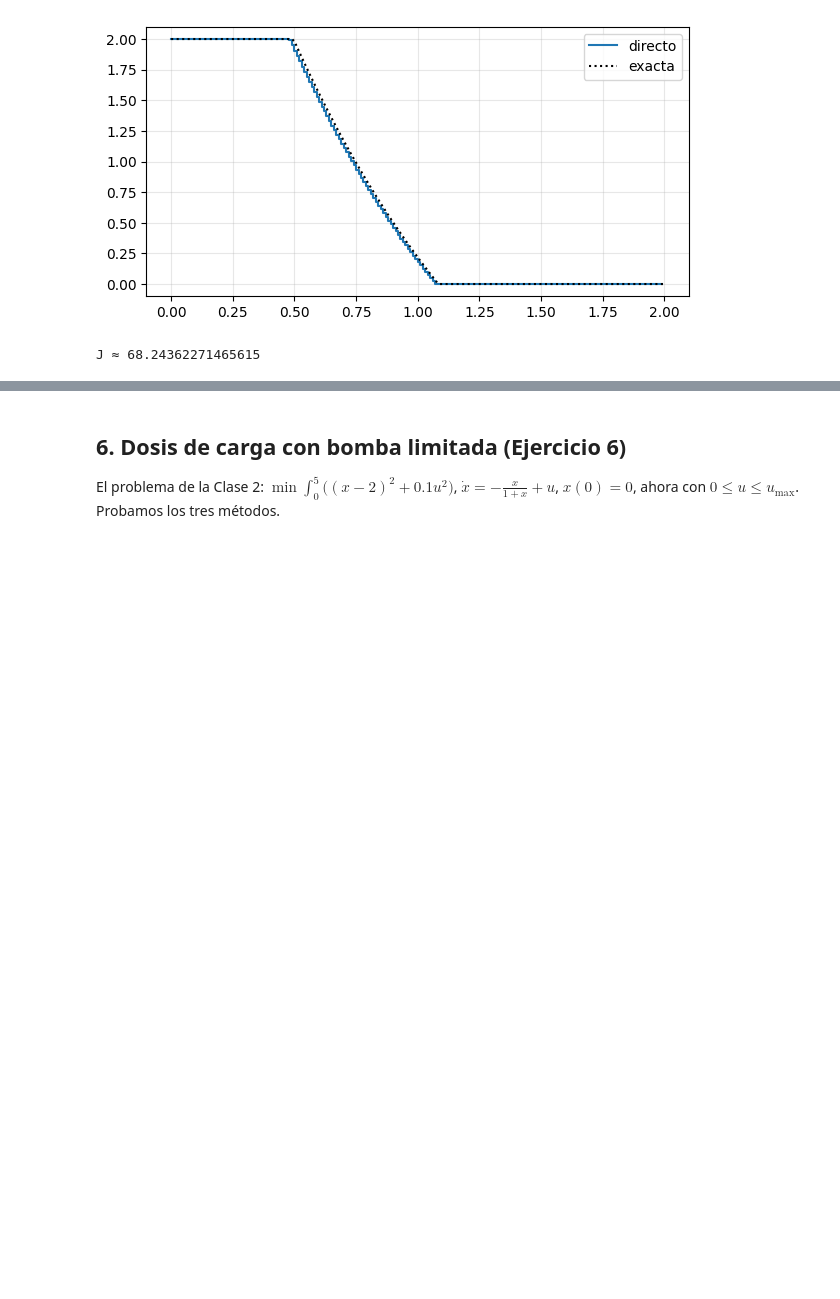
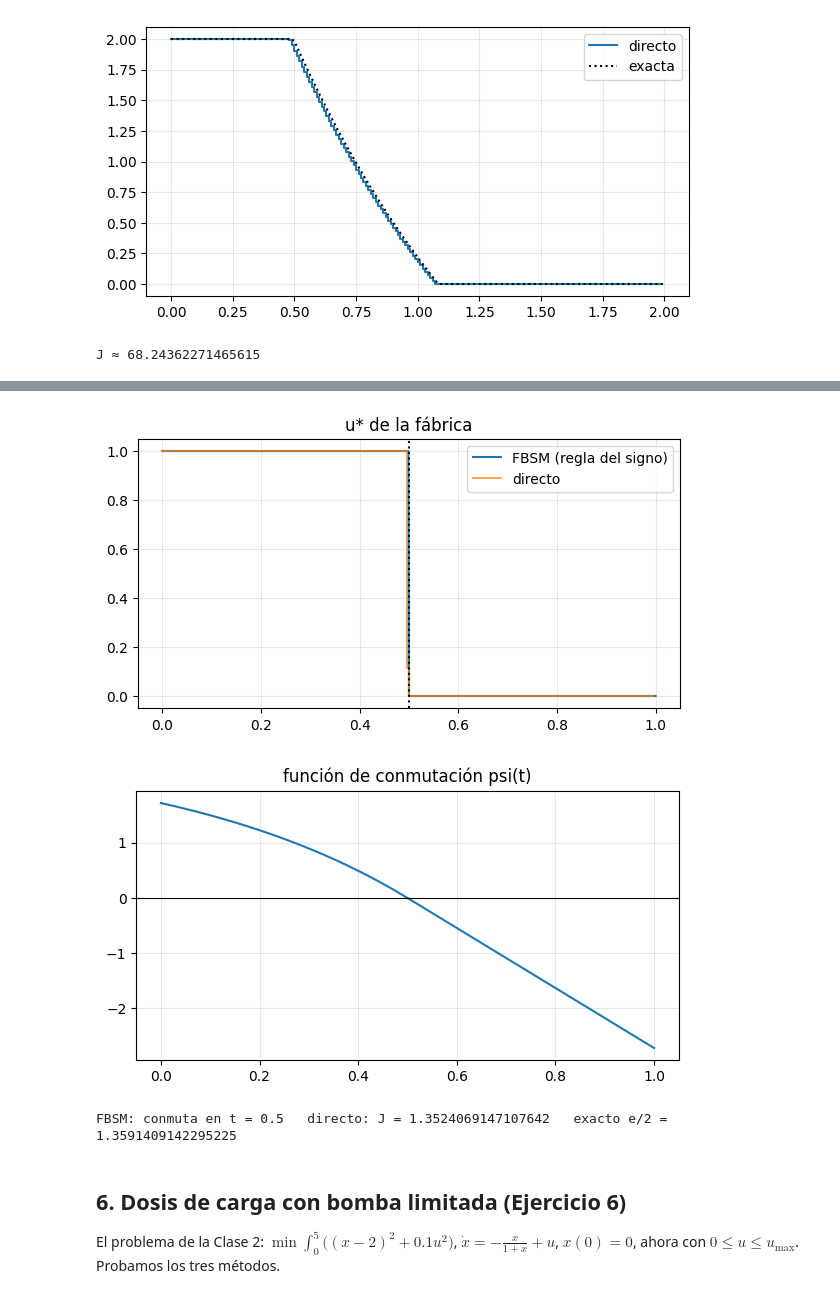
Before and after one commit to csfvega-arg/Colabs-materia-control, a Jupyter notebook: clase05.ipynb, the cells around one changed output, grey strips where cells are left out. Drawn from its saved outputs; the diff is of its cells as text; code cells hidden in the pictures; blank space fills up the shorter version.

```diff
--- a/clase05.ipynb
+++ b/clase05.ipynb
@@ -190,3 +194,19 @@ J ≈ 68.24362271465615
+# %%
+k, Tf = 2.0, 1.0
+r = fbsm(lambda t, x, u: k*u*x, lambda t, x, u, l: -1 - u*(k*l - 1),
+         lambda t, x, l: 1.0*(k*l - 1 > 0), 1.0, lambda xT: np.zeros(1), Tf, tol=1e-6)
+td, xd, ud, Jd = directo(lambda t, x, u: k*u*x, lambda t, x, u: k*u, lambda t, x, u: k*x,
+                         lambda t, x, u: (1 - u)*x, lambda t, x, u: 1 - u, lambda t, x, u: -x,
+                         1.0, Tf, 200, (0, 1), u0=np.full(200, 0.5))
+plt.plot(r['t'], r['u'][:, 0], label='FBSM (regla del signo)'); plt.step(td[:-1], ud, where='post', label='directo', alpha=0.7)
+plt.axvline(Tf - 1/k, ls=':', c='k'); plt.legend(); plt.title('u* de la fábrica'); plt.show()
+psi = r['x'][:, 0]*(k*r['lam'][:, 0] - 1)
+plt.plot(r['t'], psi); plt.axhline(0, c='k', lw=0.8); plt.title('función de conmutación psi(t)'); plt.show()
+print('FBSM: conmuta en t =', r['t'][np.argmax(r['u'][:, 0] < 0.5)], '  directo: J =', Jd, '  exacto e/2 =', np.e/2)
+# %% [output]
+[figure, added]
+[figure, added]
+FBSM: conmuta en t = 0.5   directo: J = 1.3524069147107642   exacto e/2 = 1.3591409142295225
 # %% [markdown]
 ## 6. Dosis de carga con bomba limitada (Ejercicio 6)
 El problema de la Clase 2: $\min\int_0^5\big((x-2)^2+0.1u^2\big)$, $\dot x=-\frac{x}{1+x}+u$, $x(0)=0$, ahora con
```
Also changed, not shown: parts of 1 cell of this notebook.
